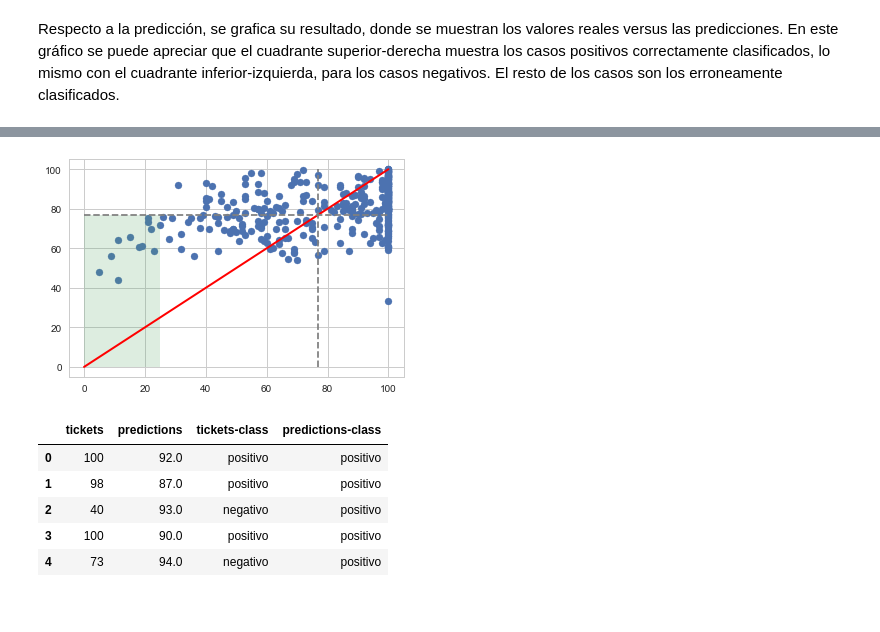
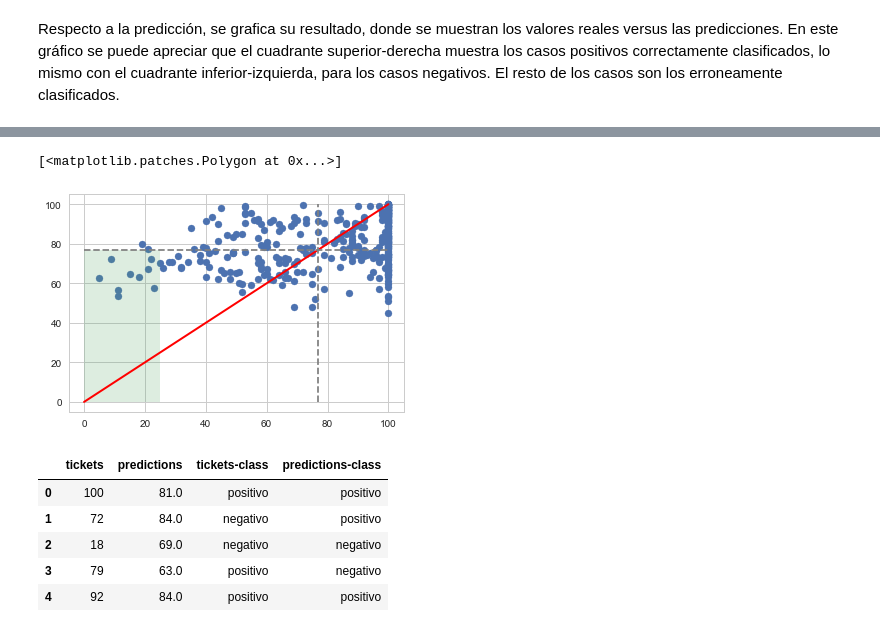
Before and after one commit to danielgomezm/diplomado, a Jupyter notebook: rrss_regression.ipynb, the cells around one changed output, grey strips where cells are left out. Drawn from its saved outputs; the diff is of its cells as text; code cells hidden in the pictures.

```diff
--- a/rrss_regression.ipynb
+++ b/rrss_regression.ipynb
@@ -64,6 +75,7 @@ algorithm = 'randomforest'
 threshold = 77
 # %%
 # modelos de regresion
+
 models = {}
 models['linearreg']    = LinearRegression()
 models['svr']          = SVR(kernel='rbf', C=1.0, gamma='auto', degree=2)
@@ -75,4 +87,5 @@ models['dectree']      = DecisionTreeRegressor(max_features=0.1, criterion='frie
 models['randomforest'] = RandomForestRegressor(n_estimators=400, criterion='mse', max_depth=None, min_samples_split=1, min_samples_leaf=1, max_features='auto', bootstrap=True, oob_score=True, n_jobs=4, random_state=None, verbose=0)
 models['adaboost']     = AdaBoostRegressor()
 models['gradient']     = GradientBoostingRegressor()
+models['knn']          = KNeighborsRegressor()
 # %% [markdown]
@@ -358,21 +398,26 @@ En base al analisis de variables realizado, se determina que se eliminaran las s
 
 Ahora, el dataset es mas reducido, y se procede a entrenar un nuevo modelo para ver sus resultados.
 # %%
-# carga de datos y seleccion de variables
+# nuevo armado del conjunto de variables
+
 mapper = sp.DataFrameMapper([
-    ('state', LabelBinarizer()),
-    (['capacity', 'facebook_likes',
-    'instagram_folls', 'instagram_likes', 'spotify_folls', 'spotify_pop',
-    'twitter_folls'], StandardScaler())
+    #('dayofweek', LabelBinarizer()),
+    (['capacity', 'facebook_likes',# 'youtube_suscrs',
+    'instagram_folls', 'instagram_likes',
+    'spotify_folls',
+    'spotify_pop',
+    'twitter_folls'
+    #,'facebook_crec', 'instagram_crec', 'twitter_crec'
+    ], StandardScaler())
     ])
-X = dataset[['state', 'capacity',
-#X = dataset[['capacity',
-#X = dataset[[
-        'facebook_likes',
+#X = dataset[['capacity', 'price',
+X = dataset[['capacity',
+        'facebook_likes',# 'youtube_suscrs',
         'instagram_folls', 'instagram_likes',
-        'spotify_folls', 'spotify_pop',
-        'twitter_folls']]
+        'spotify_folls',
+        'spotify_pop',
+        'twitter_folls'
+    #,'facebook_crec', 'instagram_crec', 'twitter_crec'
+    ]]
 X = mapper.fit_transform(X)
 y = dataset['tickets']
-X_train, X_test, y_train, y_test = train_test_split(X, y, train_size=0.8)
-pd.DataFrame(y_test).head()
@@ -386,7 +423,0 @@ pd.DataFrame(y_test).head()
-# %%
-# implementacion modelo
-model = models[algorithm]
-#model = MLPRegressor()
-model.fit(X_train, y_train)
-predictions = model.predict(X_test)
-predictions = cross_val_predict(model, X, y, cv=6)
@@ -445,40 +626,47 @@ El modelo arroja ahora un 72% de accuracy, lo que representa un mejor resultado.
 # %%
 # grafico de dispersion de las predicciones
-plt.scatter(y_list, predictions)
+
+plt.scatter(y_list_all, predictions_all)
 plt.plot([0, 100], [0, 100], c='r', lw=2)
 ax = plt.gca()
 line_h = mlines.Line2D([0,100], [threshold, threshold], color='gray', ls='dashed')
 line_v = mlines.Line2D([threshold, threshold], [0,100], color='gray', ls='dashed')
 ax.add_line(line_h)
 ax.add_line(line_v)
 x0 = [0, 0, 25, 25]
 y0 = [0, threshold, threshold, 0]
 ax.fill(x0, y0, alpha=0.2)
-plt.show()
 # %% [output]
+[<matplotlib.patches.Polygon at 0x...>]
-[figure, old version]
+[figure, new version]
 # %%
 # despliegue como clases
-df = pd.DataFrame(y)
-df.insert(loc=1, column='predictions', value=predictions.round(0))
-y_label = y.copy()
-y_label[y>=threshold] = 'positivo'
-y_label[y<threshold] = 'negativo'
 
-predictions_label = pd.Series(predictions)
+df = pd.DataFrame(y_list_all)
+df.columns = ['tickets']
+df.insert(loc=1, column='predictions', value=np.round(predictions_all))
+y_label = copy.copy(y_list_all)
+type(y_label)
+for k in range(0, len(y_label)):
+    if y_label[k] >= threshold:
+        y_label[k] = 'positivo'
+    else:
+        y_label[k] = 'negativo'
+
+predictions_label = pd.Series(predictions_all)
 predictions_label[predictions_label>=threshold] = 'positivo'
 predictions_label[predictions_label<threshold] = 'negativo'
 
 df1 = pd.DataFrame(y_label)
 df1.insert(loc=1, column='predictions', value=predictions_label)
 
-df.insert(loc=2, column='tickets-class', value=df1['tickets'].tolist())
+df.insert(loc=2, column='tickets-class', value=df1[0].tolist())
 df.insert(loc=3, column='predictions-class', value=df1['predictions'].tolist())
 df.head()
 # %% [output]
 |  | tickets | predictions | tickets-class | predictions-class |
-| 0 | 100 | 92.0 | positivo | positivo |
-| 1 | 98 | 87.0 | positivo | positivo |
-| 2 | 40 | 93.0 | negativo | positivo |
-| 3 | 100 | 90.0 | positivo | positivo |
-| 4 | 73 | 94.0 | negativo | positivo |
+| 0 | 100 | 81.0 | positivo | positivo |
+| 1 | 72 | 84.0 | negativo | positivo |
+| 2 | 18 | 69.0 | negativo | negativo |
+| 3 | 79 | 63.0 | positivo | negativo |
+| 4 | 92 | 84.0 | positivo | positivo |
```
Also changed, not shown: parts of 32 cells of this notebook.
